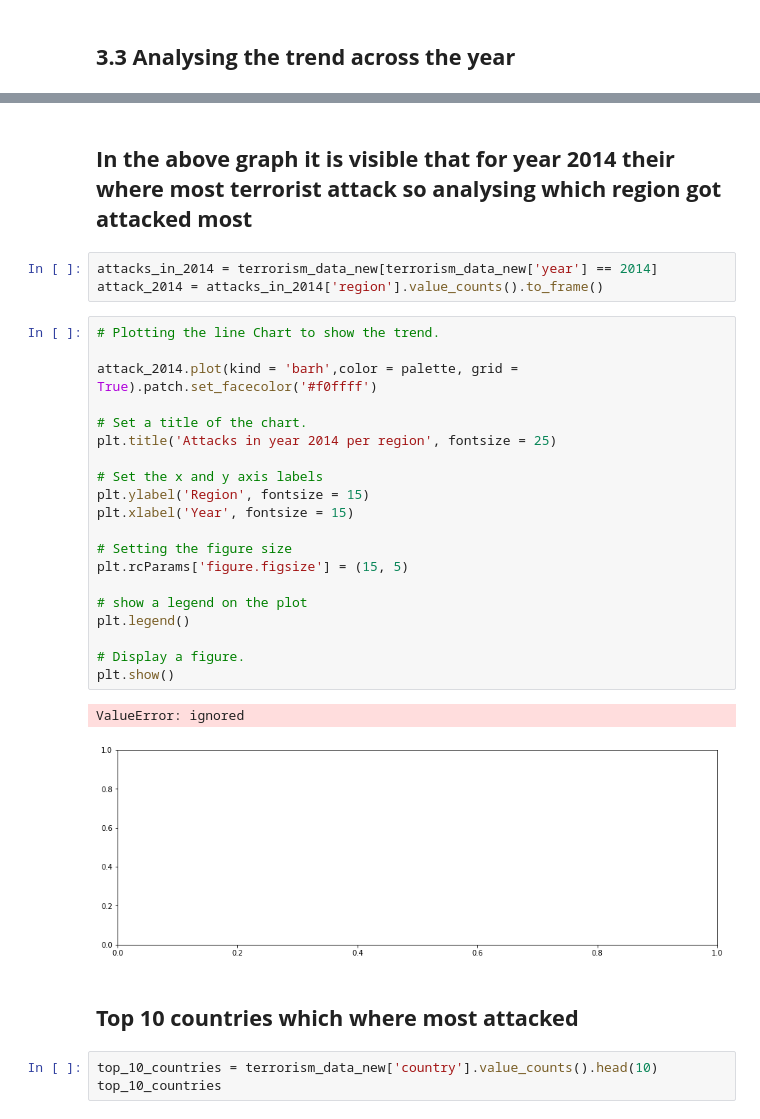
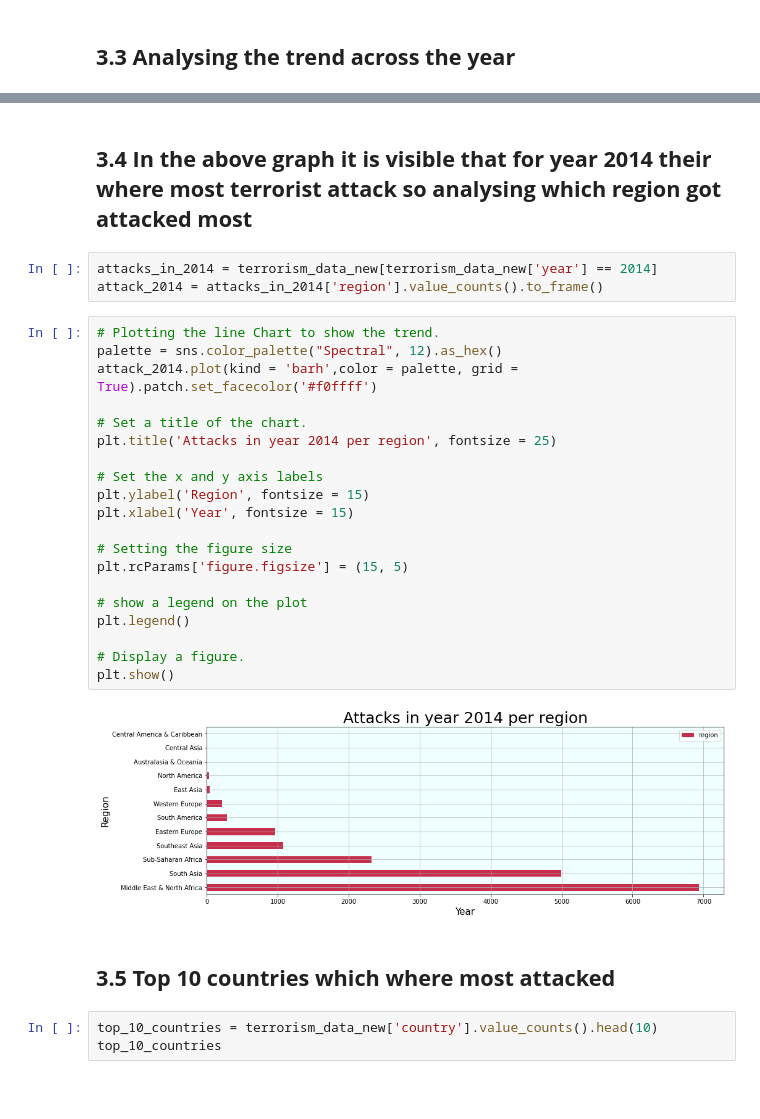
Before and after one commit to sainirajesh17/Global_Terrorism_Analysis_EDA, a Jupyter notebook: Global_Terrorism_Analysis_Capstone_Project.ipynb, the cells around one changed output, grey strips where cells are left out. Saved outputs shown, nothing was run; the diff lists cells and outputs as text; blank space fills up the shorter version.

```diff
--- a/Global_Terrorism_Analysis_Capstone_Project.ipynb
+++ b/Global_Terrorism_Analysis_Capstone_Project.ipynb
@@ -260,33 +317,32 @@ plt.show()
 # %% [markdown]
-## <b> In the above graph it is visible that for year 2014 their where most terrorist attack so analysing which region got attacked most
+## <b> 3.4 In the above graph it is visible that for year 2014 their where most terrorist attack so analysing which region got attacked most
 # %%
 attacks_in_2014 = terrorism_data_new[terrorism_data_new['year'] == 2014]
 attack_2014 = attacks_in_2014['region'].value_counts().to_frame()
 # %%
 # Plotting the line Chart to show the trend.
-
+palette = sns.color_palette("Spectral", 12).as_hex()
 attack_2014.plot(kind = 'barh',color = palette, grid = True).patch.set_facecolor('#f0ffff')
 
 # Set a title of the chart.
 plt.title('Attacks in year 2014 per region', fontsize = 25)
 
 # Set the x and y axis labels
 plt.ylabel('Region', fontsize = 15)
 plt.xlabel('Year', fontsize = 15)
 
 # Setting the figure size
 plt.rcParams['figure.figsize'] = (15, 5)
 
 # show a legend on the plot
 plt.legend()
 
 # Display a figure.
 plt.show()
 # %% [output]
-ValueError: ignored
-[figure, old version]
+[figure, new version]
 # %% [markdown]
-## <b> Top 10 countries which where most attacked
+## <b> 3.5 Top 10 countries which where most attacked
 # %%
 top_10_countries = terrorism_data_new['country'].value_counts().head(10)
 top_10_countries
```
Also changed, not shown: parts of 36 cells of this notebook.
